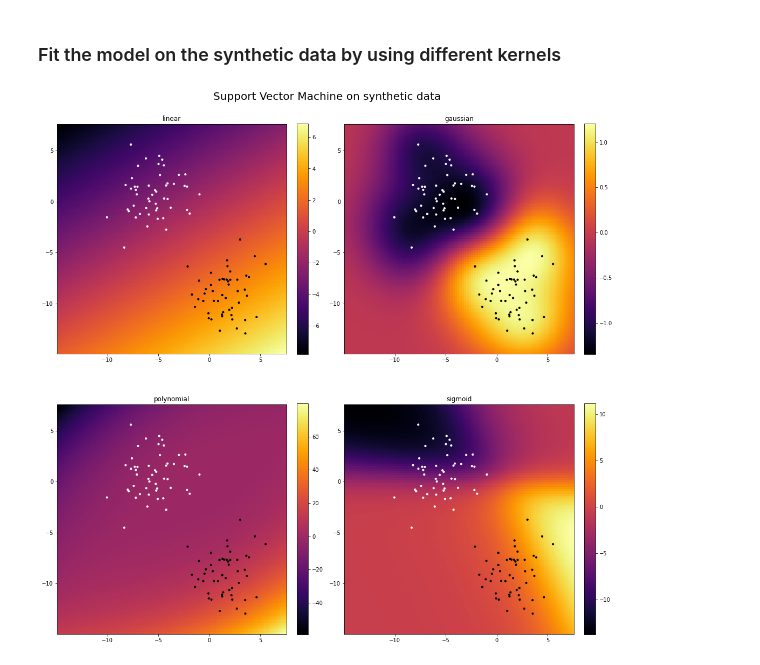
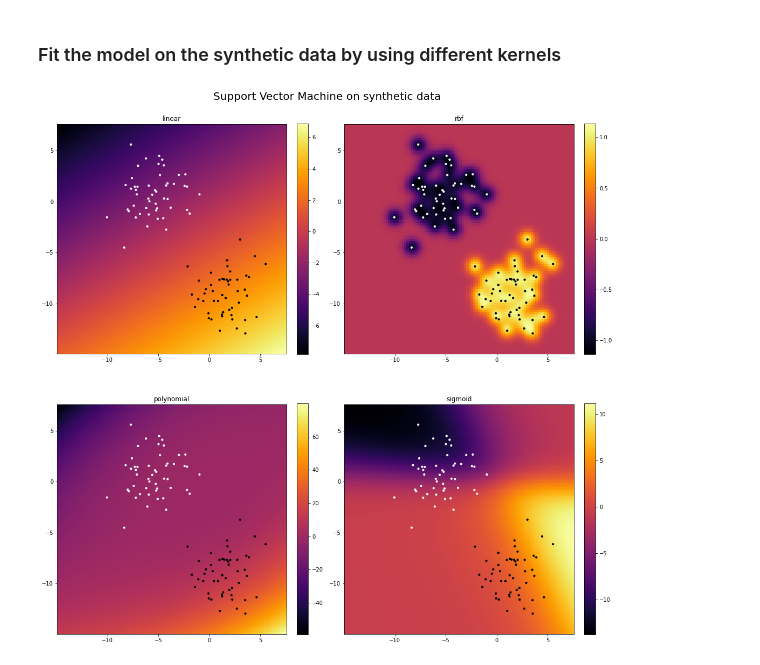
Before and after one commit to agaz1985/ado, a Jupyter notebook: examples/python/svm_synthetic_data.ipynb, the cells around one changed output. Cells and saved outputs as stored; diff of their text form; code cells hidden in the pictures.

Commit message:
[ADO-12] Fixed RBF kernel and updated examples.

```diff
--- a/examples/python/svm_synthetic_data.ipynb
+++ b/examples/python/svm_synthetic_data.ipynb
@@ -30,40 +30,40 @@ y[y == 0] = -1
 ### Fit the model on the synthetic data by using different kernels
 # %%
 # Define the two types of kernel: linear and radial basis function.
-kernel_params = {"linear":{"kernel":"polynomial", "alpha":1.0, "bias":0.0, "degree":1.0},
-               "gaussian":{"kernel":"rbf","sigma": 3.0},
-               "polynomial":{"kernel":"polynomial","alpha":1.0, "bias":0.5, "degree":3.0},
-               "sigmoid":{"kernel":"sigmoid","alpha":0.05, "bias":0.1}}
+kernel_params = {"linear":{"kernel":"polynomial", "gamma":1.0, "coeff":0.0, "degree":1.0},
+               "rbf":{"kernel":"rbf","gamma": 1.5},
+               "polynomial":{"kernel":"polynomial","gamma":1.0, "coeff":0.5, "degree":3.0},
+               "sigmoid":{"kernel":"sigmoid","gamma":0.05, "coeff":0.1}}
 
 plt.figure(figsize=(15,15))
 plt.suptitle("Support Vector Machine on synthetic data", size=20)
 
 for idx, k_info in enumerate(kernel_params.items()):
     k_name, k_params = k_info
     plt.subplot(2, 2, idx + 1)
     plt.title(f"{k_name}")
 
     # Fit the SVM on the synthetic data.
     model = SVM(C=1.0, tol=1e-3, max_steps=100, seed=seed, **k_params)
     model.fit(X, y)
 
     # Create a a grid of data points on which running inference in order to obtain
     # a dense decision plane.
     margin = 2
     k = np.linspace(np.min(X) - margin, np.max(X) + margin, num=n_samples)
     xx, yy = np.meshgrid(k, k)
     K = np.stack([xx.flatten(), yy.flatten()], axis=1)
 
     # Run inference on the grid.
     M = model.decision_function(K).reshape((len(k), len(k)))
 
     plt.imshow(M, extent=[np.min(X) - margin, np.max(X) + margin, np.min(X) - margin, np.max(X) + margin],
                origin='lower',
                cmap='inferno')
     plt.colorbar(fraction=0.046, pad=0.04)
     plt.scatter(X[:, 0], X[:, 1], c=y, s=10, cmap='gist_yarg')
 
 plt.tight_layout()
 plt.show()
 # %% [output]
-[figure, old version]
+[figure, new version]
```
Also changed, not shown: 4 other files.
